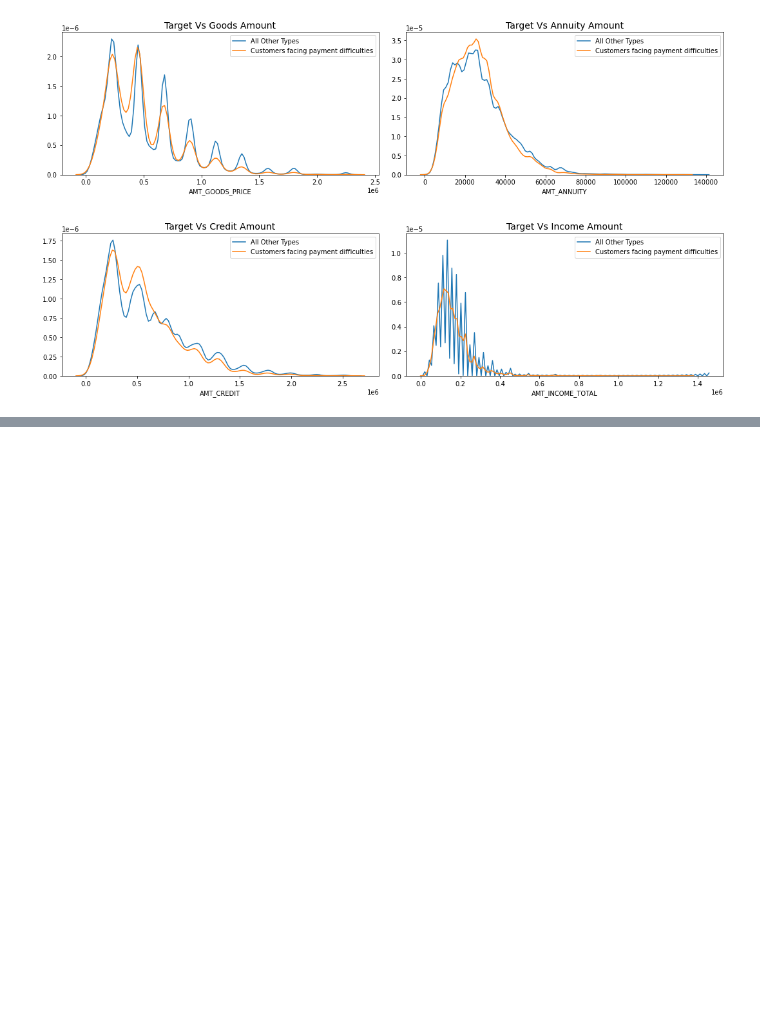
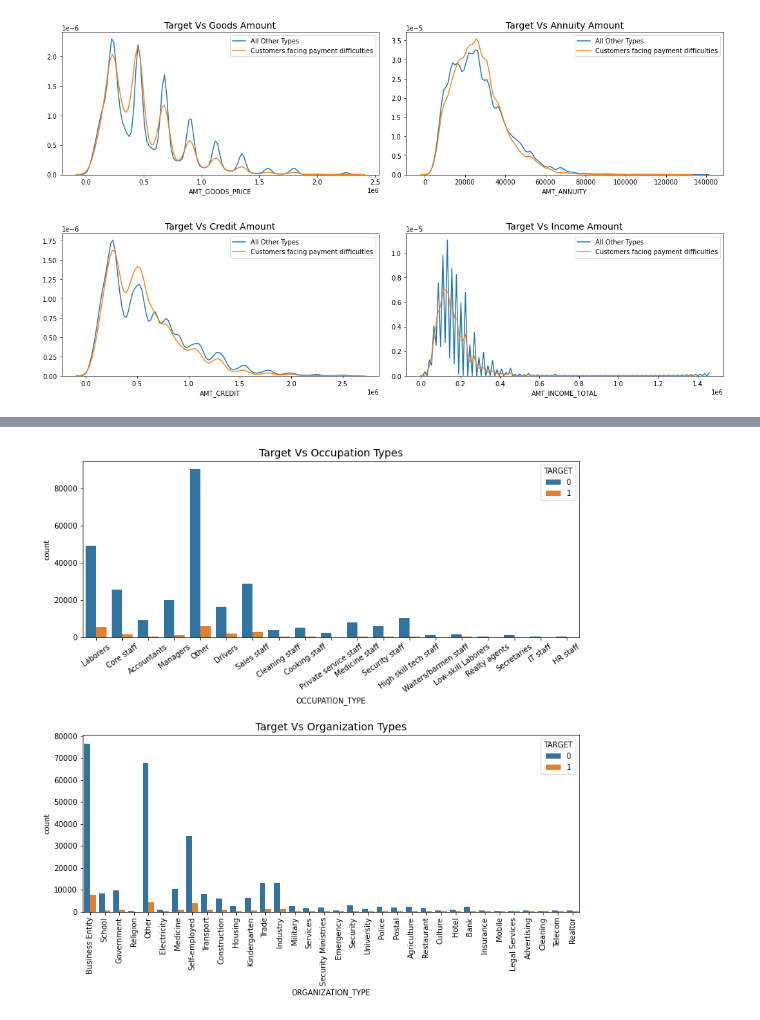
Before and after one commit to shardul-rajhans/Bank-Credit-Loan-Risk-Analytics-EDA, a Jupyter notebook: shardul_sohini_eda_case_study.ipynb, the cells around one changed output, grey strips where cells are left out. Cells and saved outputs as stored; diff of their text form; code cells hidden in the pictures; blank space fills up the shorter version.

```diff
--- a/shardul_sohini_eda_case_study.ipynb
+++ b/shardul_sohini_eda_case_study.ipynb
@@ -1374,0 +1387,26 @@ plt.show()
+# %%
+# We will plot multiple subplot to analyze the columns.
+# There plots contain analysis of Target Vs Occupation Type, Organization Type.
+
+fig, ax = plt.subplots(2, 1, figsize=(10,9))
+# Making a plot with 2 subplots
+
+fig.tight_layout(h_pad=11,w_pad=5)
+
+sns.countplot(x=application_data.OCCUPATION_TYPE, hue = application_data.TARGET, ax=ax[0])
+ax[0].set_title("Target Vs Occupation Types", fontsize=14)
+
+sns.countplot(x=application_data.ORGANIZATION_TYPE, hue = application_data.TARGET, ax=ax[1])
+ax[1].set_title("Target Vs Organization Types", fontsize=14)
+
+plt.sca(fig.axes[0])
+plt.xticks(rotation=35)
+
+plt.sca(fig.axes[1])
+plt.xticks(rotation=90)
+# for ax in fig.axes:
+#     plt.sca(ax)
+#     plt.xticks(rotation=25)
+plt.show()
+# %% [output]
+[figure, added]
```
Also changed, not shown: parts of 6 cells of this notebook.
